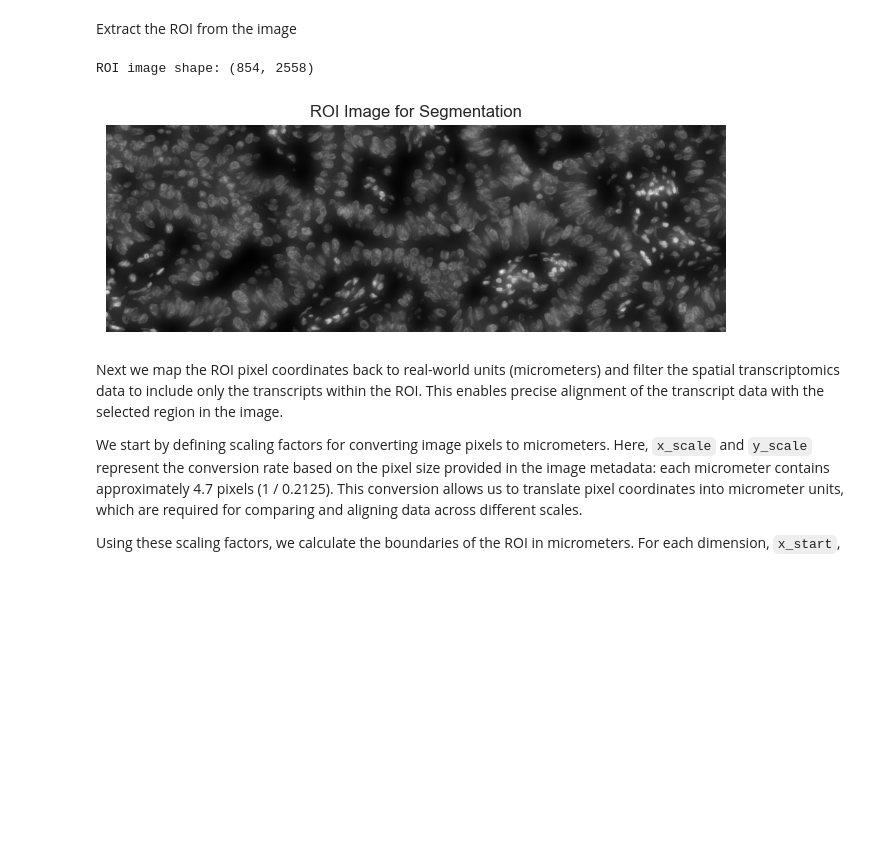
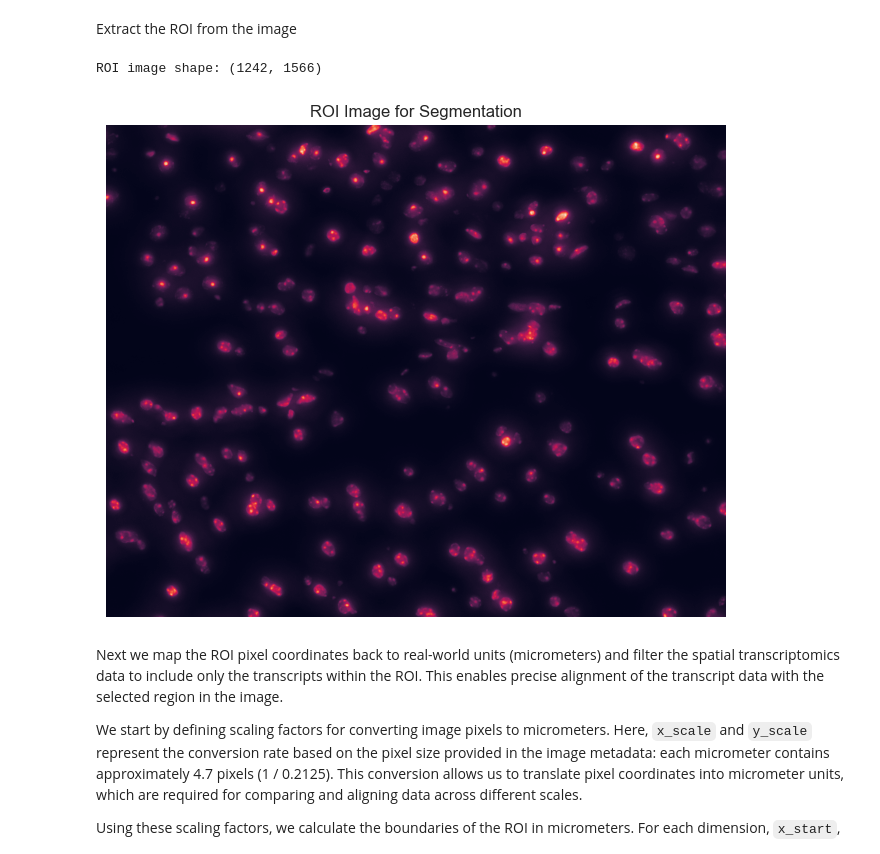
Before and after one commit to elixir-europe-training/ELIXIR-SCO-spatial-omics, a Jupyter notebook: day_1/practical_1/segmentation.ipynb, the cells around one changed output. Saved outputs shown, nothing was run; the diff lists cells and outputs as text; code cells hidden in the pictures; blank space fills up the shorter version.

```diff
--- a/day_1/practical_1/segmentation.ipynb
+++ b/day_1/practical_1/segmentation.ipynb
@@ -23,7 +23,7 @@ sns.set(style='whitegrid')
 # %% [markdown]
 Loading and inspecting the morphology image is a foundational step in the analysis. Understanding the image's dimensions helps guide downstream processing, including selecting channels or slices for segmentation and defining an ROI if needed.
 # %%
-image_data_path = 'data/xenium_2.0.0_io/morphology.ome.tif'
+image_data_path = 'data/Xenium_V1_FFPE_TgCRND8_17_9_months_outs/morphology.ome.tif'
 image = tifffile.imread(image_data_path)
 print(f"Image shape: {image.shape}")
 # %% [output]
@@ -148,15 +141,15 @@ roi_image = image_channel[y_start:y_end, x_start:x_end]
 # dimensions
 print(f"ROI image shape: {roi_image.shape}")
 # %% [output]
-ROI image shape: (854, 2558)
+ROI image shape: (1242, 1566)
 # %%
 plt.figure(figsize=(8, 8))
-plt.imshow(roi_image, cmap='gray')
+plt.imshow(roi_image)
 plt.title('ROI Image for Segmentation')
 plt.axis('off')
 plt.show()
 # %% [output]
-[figure, old version]
+[figure, new version]
 # %% [markdown]
 Next we map the ROI pixel coordinates back to real-world units (micrometers) and filter the spatial transcriptomics data to include only the transcripts within the ROI. This enables precise alignment of the transcript data with the selected region in the image.
 
```
Also changed, not shown: parts of 23 cells of this notebook.
